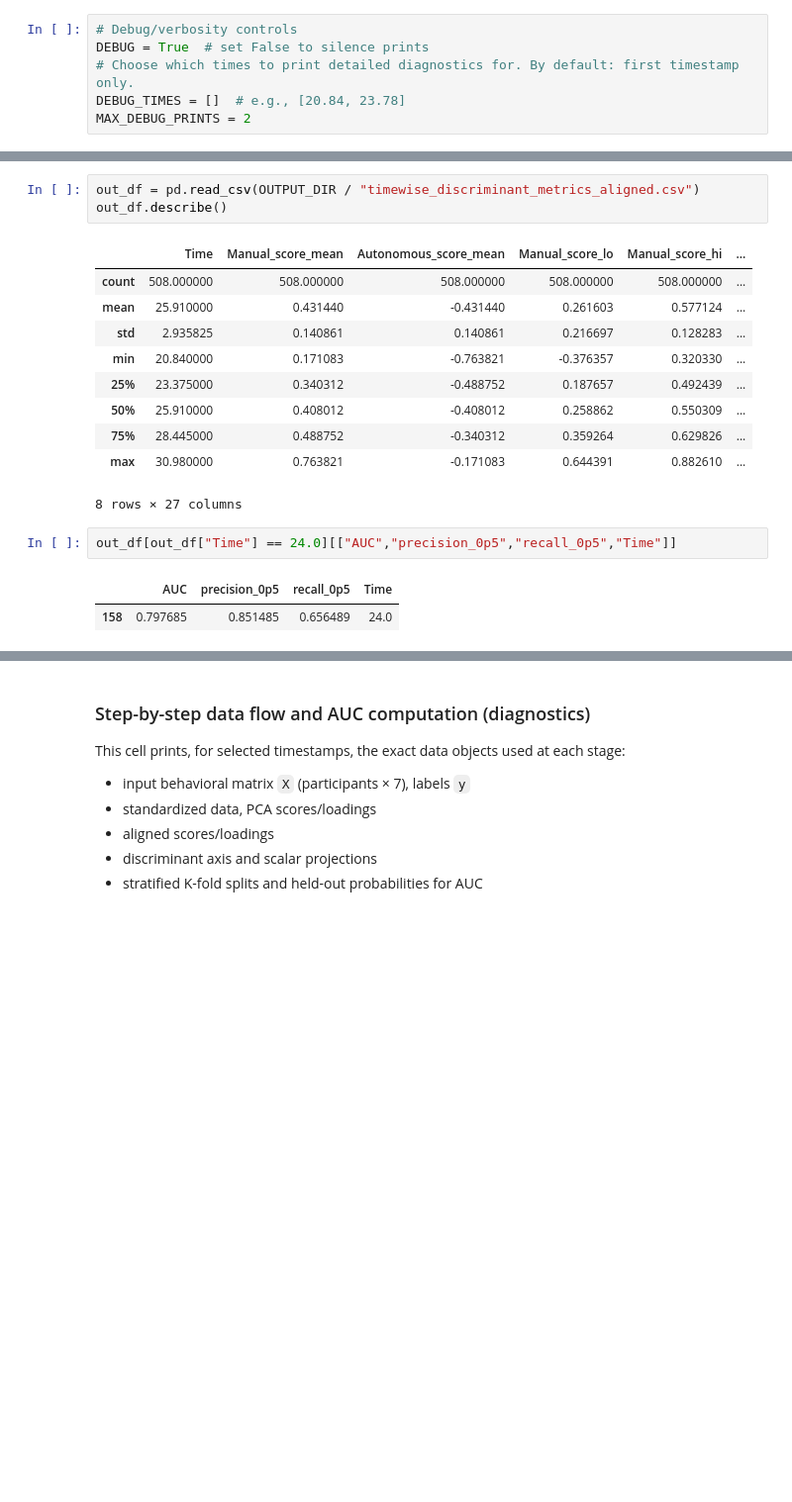
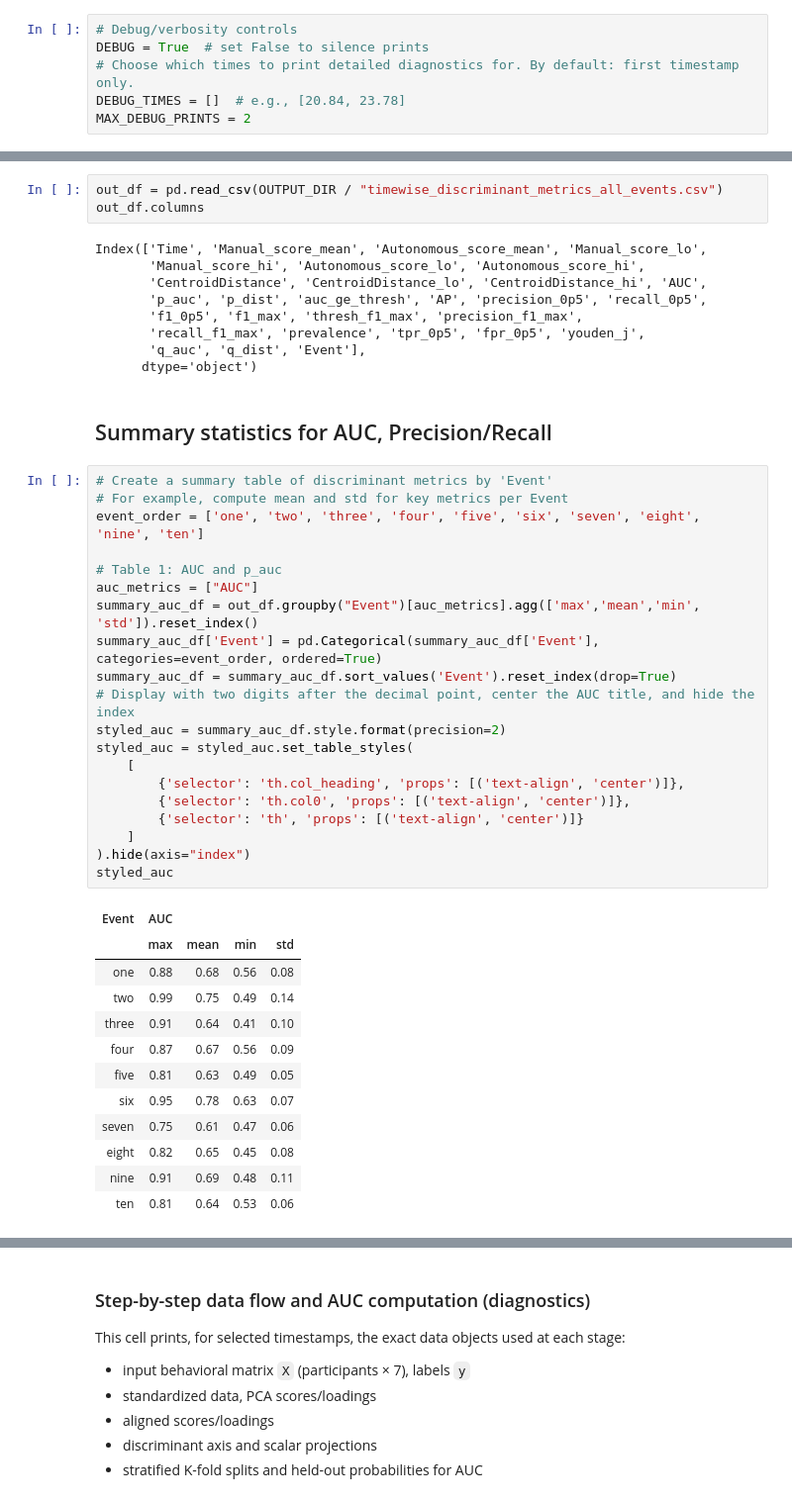
Before and after one commit to JohnMadrid/pca-driving-behavior, a Jupyter notebook: pc-interp.ipynb, the cells around one changed output, grey strips where cells are left out. Shown at 99% size. Saved outputs shown, nothing was run; the diff lists cells and outputs as text; blank space fills up the shorter version.

```diff
--- a/pc-interp.ipynb
+++ b/pc-interp.ipynb
@@ -562,21 +740,49 @@ plot_model_performance(aligned_df, out_suffix="aligned")
 Saved: /Users/johnmadrid/GitHub/pca-driving-behavior/results/pc-interp/model_performance_aligned.png
 [figure]
 # %%
-out_df = pd.read_csv(OUTPUT_DIR / "timewise_discriminant_metrics_aligned.csv")
-out_df.describe()
+out_df = pd.read_csv(OUTPUT_DIR / "timewise_discriminant_metrics_all_events.csv")
+out_df.columns
 # %% [output]
-|  | Time | Manual_score_mean | Autonomous_score_mean | Manual_score_lo | Manual_score_hi | ... |
-| count | 508.000000 | 508.000000 | 508.000000 | 508.000000 | 508.000000 | ... |
-| mean | 25.910000 | 0.431440 | -0.431440 | 0.261603 | 0.577124 | ... |
-| std | 2.935825 | 0.140861 | 0.140861 | 0.216697 | 0.128283 | ... |
-| min | 20.840000 | 0.171083 | -0.763821 | -0.376357 | 0.320330 | ... |
-| 25% | 23.375000 | 0.340312 | -0.488752 | 0.187657 | 0.492439 | ... |
-| 50% | 25.910000 | 0.408012 | -0.408012 | 0.258862 | 0.550309 | ... |
-| 75% | 28.445000 | 0.488752 | -0.340312 | 0.359264 | 0.629826 | ... |
-| max | 30.980000 | 0.763821 | -0.171083 | 0.644391 | 0.882610 | ... |
-8 rows × 27 columns
+Index(['Time', 'Manual_score_mean', 'Autonomous_score_mean', 'Manual_score_lo',
+       'Manual_score_hi', 'Autonomous_score_lo', 'Autonomous_score_hi',
+       'CentroidDistance', 'CentroidDistance_lo', 'CentroidDistance_hi', 'AUC',
+       'p_auc', 'p_dist', 'auc_ge_thresh', 'AP', 'precision_0p5', 'recall_0p5',
+       'f1_0p5', 'f1_max', 'thresh_f1_max', 'precision_f1_max',
+       'recall_f1_max', 'prevalence', 'tpr_0p5', 'fpr_0p5', 'youden_j',
+       'q_auc', 'q_dist', 'Event'],
+      dtype='object')
-# %%
-out_df[out_df["Time"] == 24.0][["AUC","precision_0p5","recall_0p5","Time"]]
-# %% [output]
-|  | AUC | precision_0p5 | recall_0p5 | Time |
-| 158 | 0.797685 | 0.851485 | 0.656489 | 24.0 |
+# %% [markdown]
+## Summary statistics for AUC, Precision/Recall
+# %%
+# Create a summary table of discriminant metrics by 'Event'
+# For example, compute mean and std for key metrics per Event
+event_order = ['one', 'two', 'three', 'four', 'five', 'six', 'seven', 'eight', 'nine', 'ten']
+
+# Table 1: AUC and p_auc
+auc_metrics = ["AUC"]
+summary_auc_df = out_df.groupby("Event")[auc_metrics].agg(['max','mean','min', 'std']).reset_index()
+summary_auc_df['Event'] = pd.Categorical(summary_auc_df['Event'], categories=event_order, ordered=True)
+summary_auc_df = summary_auc_df.sort_values('Event').reset_index(drop=True)
+# Display with two digits after the decimal point, center the AUC title, and hide the index
+styled_auc = summary_auc_df.style.format(precision=2)
+styled_auc = styled_auc.set_table_styles(
+    [
+        {'selector': 'th.col_heading', 'props': [('text-align', 'center')]},
+        {'selector': 'th.col0', 'props': [('text-align', 'center')]},
+        {'selector': 'th', 'props': [('text-align', 'center')]}
+    ]
+).hide(axis="index")
+styled_auc
+# %% [output]
+| Event | AUC |  |  |  |
+|  | max | mean | min | std |
+| one | 0.88 | 0.68 | 0.56 | 0.08 |
+| two | 0.99 | 0.75 | 0.49 | 0.14 |
+| three | 0.91 | 0.64 | 0.41 | 0.10 |
+| four | 0.87 | 0.67 | 0.56 | 0.09 |
+| five | 0.81 | 0.63 | 0.49 | 0.05 |
+| six | 0.95 | 0.78 | 0.63 | 0.07 |
+| seven | 0.75 | 0.61 | 0.47 | 0.06 |
+| eight | 0.82 | 0.65 | 0.45 | 0.08 |
+| nine | 0.91 | 0.69 | 0.48 | 0.11 |
+| ten | 0.81 | 0.64 | 0.53 | 0.06 |
```
Also changed, not shown: parts of 18 cells of this notebook, 2 other files.
